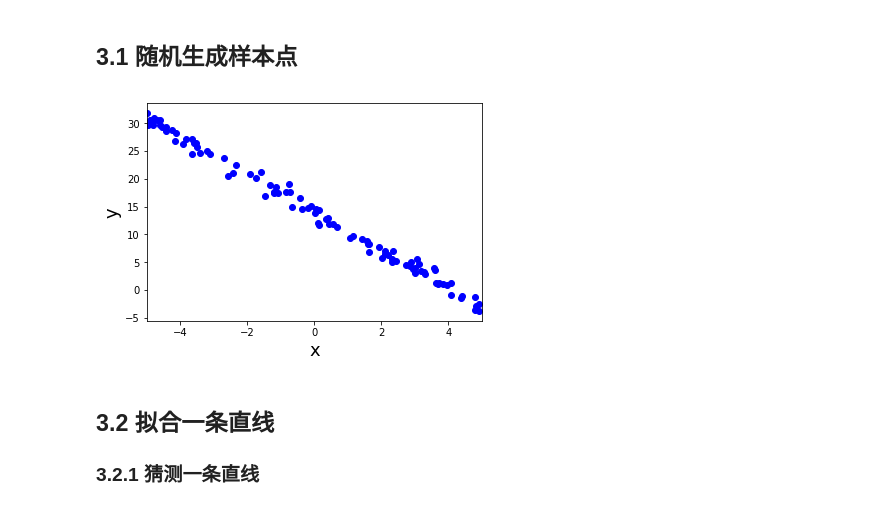
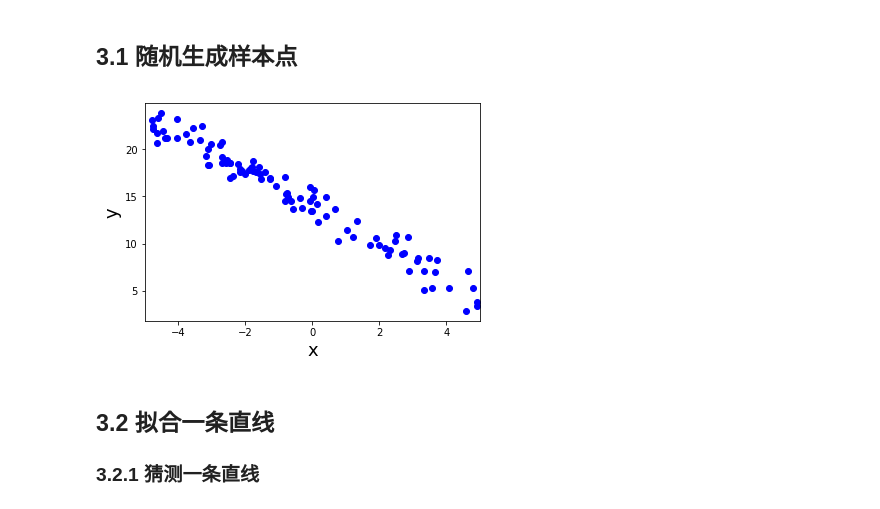
Before and after one commit to FrankFun/Project3, a Jupyter notebook: linear_regression_project.ipynb, the cells around one changed output. Drawn from its saved outputs; the diff is of its cells as text; code cells hidden in the pictures.

```diff
--- a/linear_regression_project.ipynb
+++ b/linear_regression_project.ipynb
@@ -451,20 +453,20 @@ TODO 证明：
 # %%
 # 不要修改这里！
 # 运行一次就够了！
 from helper import *
 from matplotlib import pyplot as plt
 %matplotlib inline
 
-X,Y = generatePoints(num=100)
+X,Y = generatePoints(seed,num=100)
 
 ## 可视化
 plt.xlim((-5,5))
 plt.xlabel('x',fontsize=18)
 plt.ylabel('y',fontsize=18)
 plt.scatter(X,Y,c='b')
 plt.show()
 # %% [output]
-[figure, old version]
+[figure, new version]
 # %% [markdown]
 ## 3.2 拟合一条直线
 
```
Also changed, not shown: parts of 22 cells of this notebook, 2 other files.
